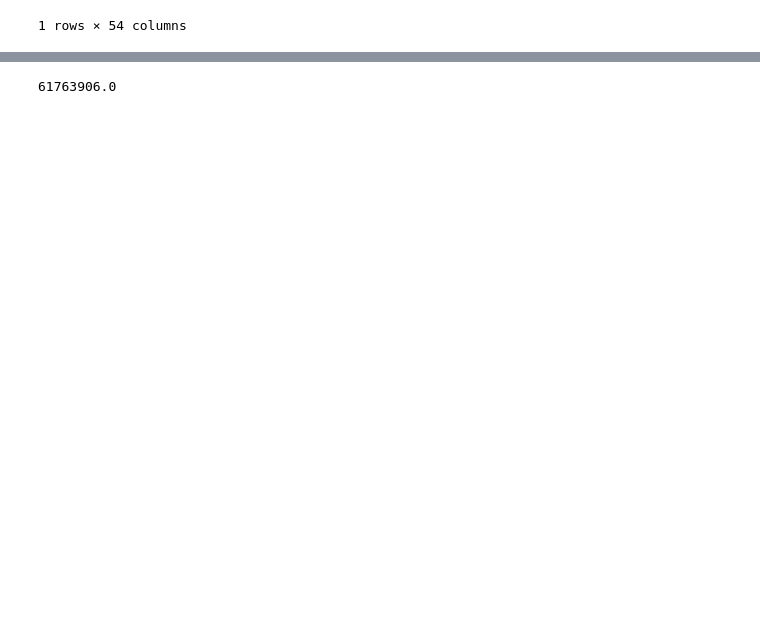
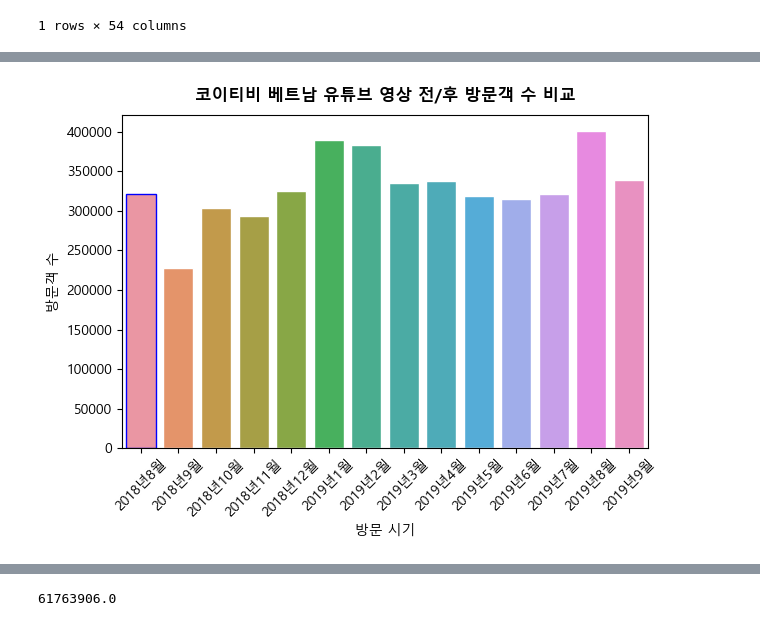
Before and after one commit to shockzinfinity/bootcamp-project-eda, a Jupyter notebook: 0.eda_projects/3.vietnam.ipynb, the cells around one changed output, grey strips where cells are left out. Saved outputs shown, nothing was run; the diff lists cells and outputs as text; code cells hidden in the pictures; blank space fills up the shorter version.

```diff
--- a/0.eda_projects/3.vietnam.ipynb
+++ b/0.eda_projects/3.vietnam.ipynb
@@ -177,0 +203,12 @@ Name: 베트남_명수, dtype: float64
+# %%
+sns.barplot(data = next_period, x='date', y='베트남_명수', edgecolor=['b' if x == date else 'w' for x in next_period['date']])
+plt.xlabel('방문 시기')
+plt.ylabel('방문객 수')
+plt.title('코이티비 베트남 유튜브 영상 전/후 방문객 수 비교', pad=10, fontweight='bold')
+plt.xticks(rotation=45)
+plt.tight_layout()
+
+plt.savefig('배트남 방문객 증감_next.png')
+plt.show()
+# %% [output]
+[figure, added]
```
Also changed, not shown: parts of 10 cells of this notebook, 4 other files.
